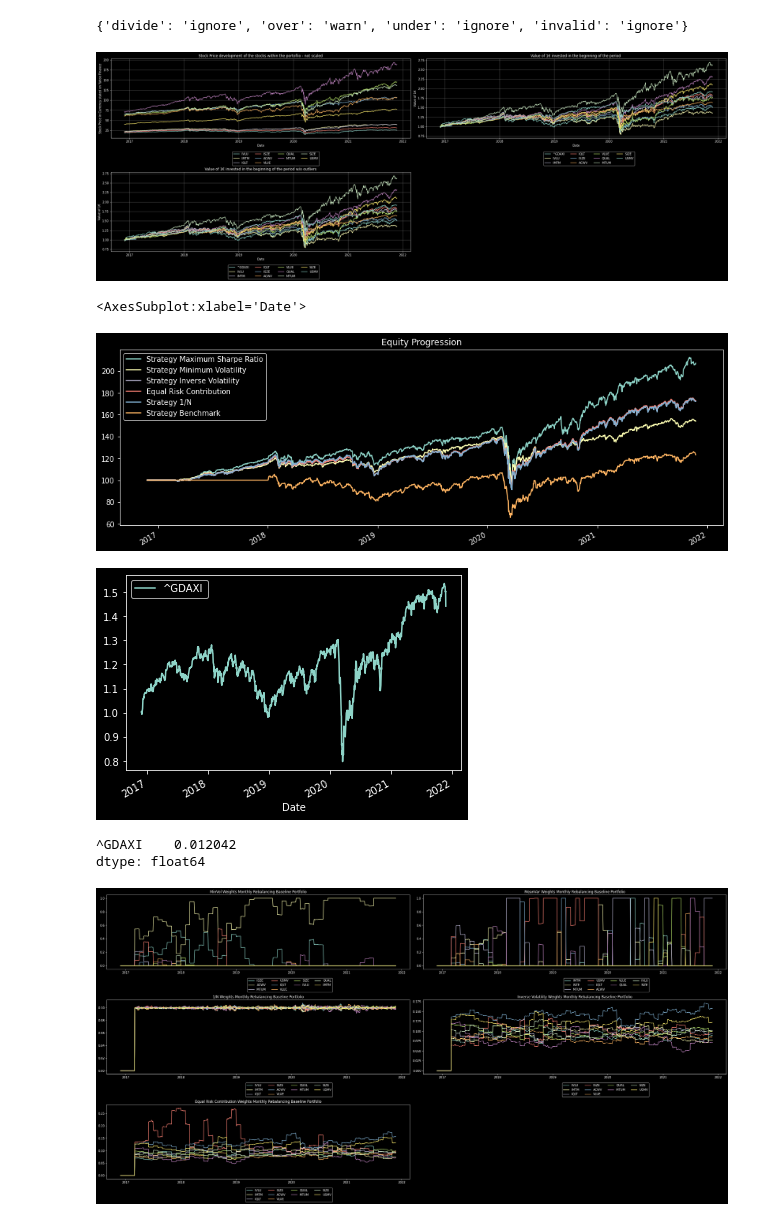
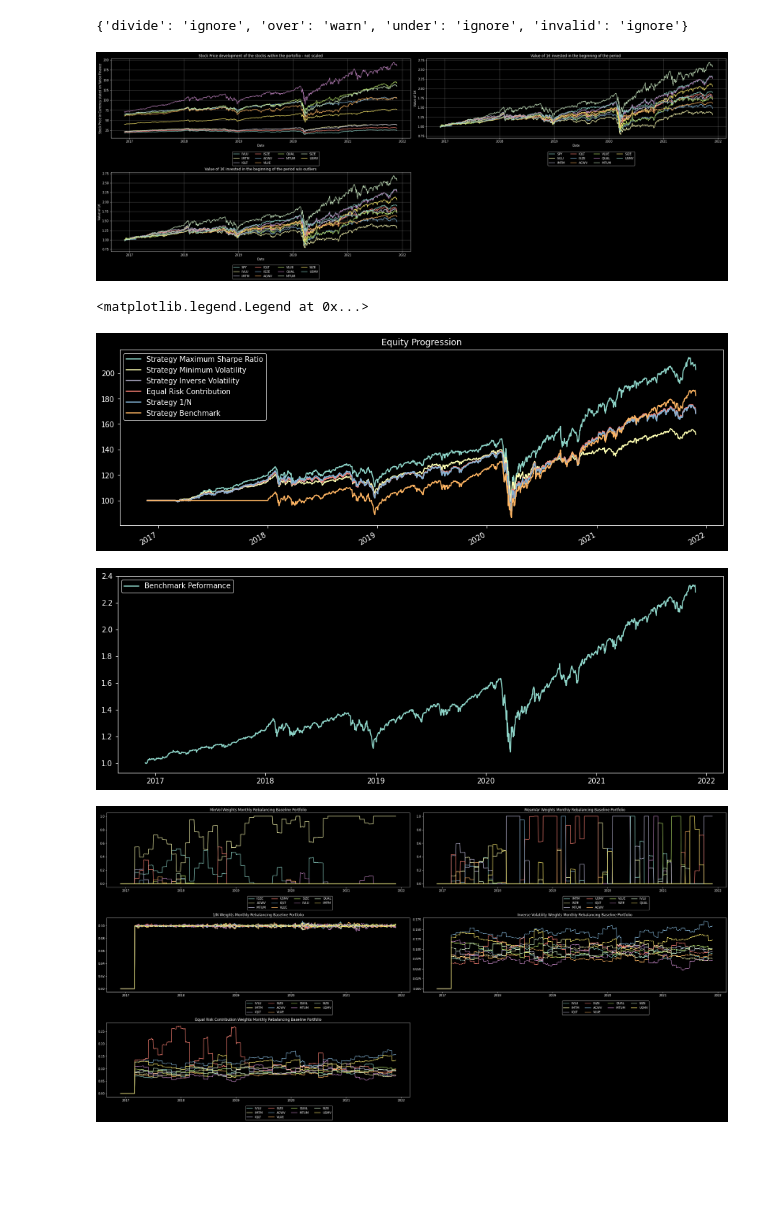
Before and after one commit to kirillstepanovv/Python-for-Finance, a Jupyter notebook: Portfolio Optimization /Optimized FS Invest Portfolio /FS_Invest_Optimization.ipynb, the cells around one changed output. Saved outputs shown, nothing was run; the diff lists cells and outputs as text; code cells hidden in the pictures; blank space fills up the shorter version.

```diff
--- a/Portfolio Optimization /Optimized FS Invest Portfolio /FS_Invest_Optimization.ipynb
+++ b/Portfolio Optimization /Optimized FS Invest Portfolio /FS_Invest_Optimization.ipynb
@@ -21,11 +21,11 @@ np.seterr(divide='ignore', invalid='ignore')
 #main_tickers = ['FNTN.DE', 'NLM.F', 'MMK.VI', 'WIE.VI', 'FHZN.SW', 'KP5.F', 'LXS.DE', 'TGYM.MI', 'NDX1.DE', '39K.F', 'MOR.DE'] # , 'TMV.DE' #Data is imported from yahoo finance in the currency stated there
 #main_tickers = ['VLUE', 'QUAL', 'MTUM', 'SIZE', 'USMV'] #US factor portfolio
 #main_tickers = ['IVLU', 'IMTM', 'IQLT', 'ISZE', 'ACWV'] #International factor portfolio
-main_tickers = ['IVLU', 'IMTM', 'IQLT', 'ISZE', 'ACWV', 'VLUE', 'QUAL', 'MTUM', 'SIZE', 'USMV' ] # US + International Factor portfolio
+main_tickers = ['IVLU', 'IMTM', 'IQLT', 'ISZE', 'ACWV', 'VLUE', 'QUAL', 'MTUM', 'SIZE', 'USMV'] # US + International Factor portfolio
 
-benchmark = ['^GDAXI']
+benchmark = ['SPY']
 
-main_benchmark_tickers = ['^GDAXI', 'IVLU', 'IMTM', 'IQLT', 'ISZE', 'ACWV', 'VLUE', 'QUAL', 'MTUM', 'SIZE', 'USMV' ]
+main_benchmark_tickers = ['SPY', 'IVLU', 'IMTM', 'IQLT', 'ISZE', 'ACWV', 'VLUE', 'QUAL', 'MTUM', 'SIZE', 'USMV' ]
 
 today = dt.date.today()
 start_date_input = today - dt.timedelta(days=365*5) #importing data five years back
@@ -77,7 +77,7 @@ plt.legend(columns, ncol=4, fancybox=True, bbox_to_anchor=(0.70, -0.15))
 
 plt.tight_layout()
 # %% [output]
-[figure, old version]
+[figure, new version]
 # %%
 #creating the minimum volatility weight function to be used in the minvol algo
 def calc_pypf_minvol_weights(prices):
@@ -214,16 +214,13 @@ result_benchmark   = bt.run(backtest_benchmark)
 # %%
 bt.run(backtest_meanvar, backtest_minvol, backtest_invvol, backtest_erc, backtest_1n, backtest_benchmark).plot()
 
-(data_benchmark.pct_change()+1).cumprod().plot()
+plt.figure(figsize=(15,5))
+plt.plot((data_benchmark.pct_change()+1).cumprod(), label = 'Benchmark Peformance')
+plt.legend()
 # %% [output]
-<AxesSubplot:xlabel='Date'>
+<matplotlib.legend.Legend at 0x...>
-[figure, old version]
+[figure, new version]
-[figure, old version]
+[figure, new version]
-# %%
-data_benchmark.pct_change().std()
-# %% [output]
-^GDAXI    0.012042
-dtype: float64
 # %%
 weights_meanvar = result_meanvar.get_security_weights()
 weights_minvol = result_minvol.get_security_weights()
```
Also changed, not shown: parts of 4 cells of this notebook.
